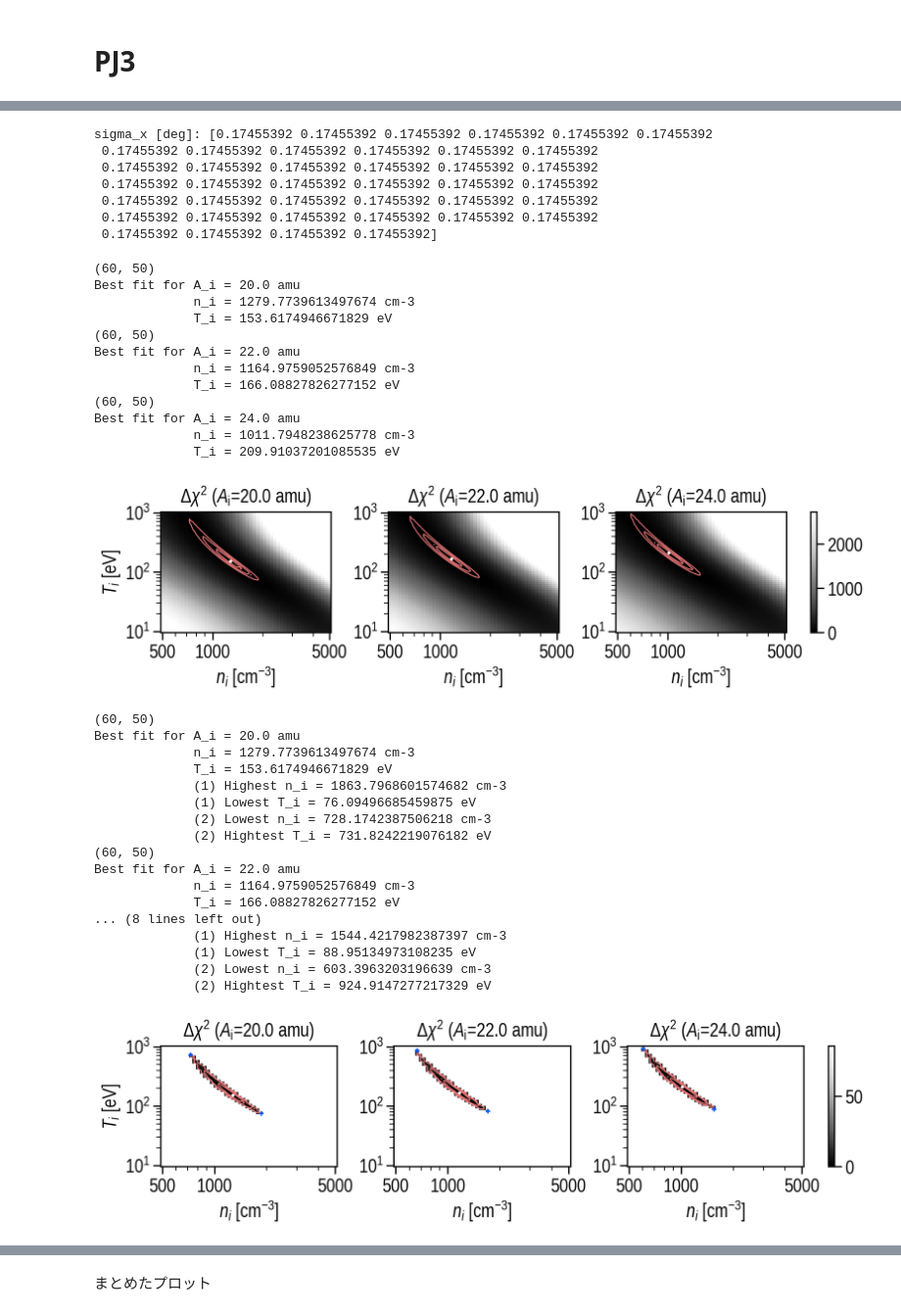
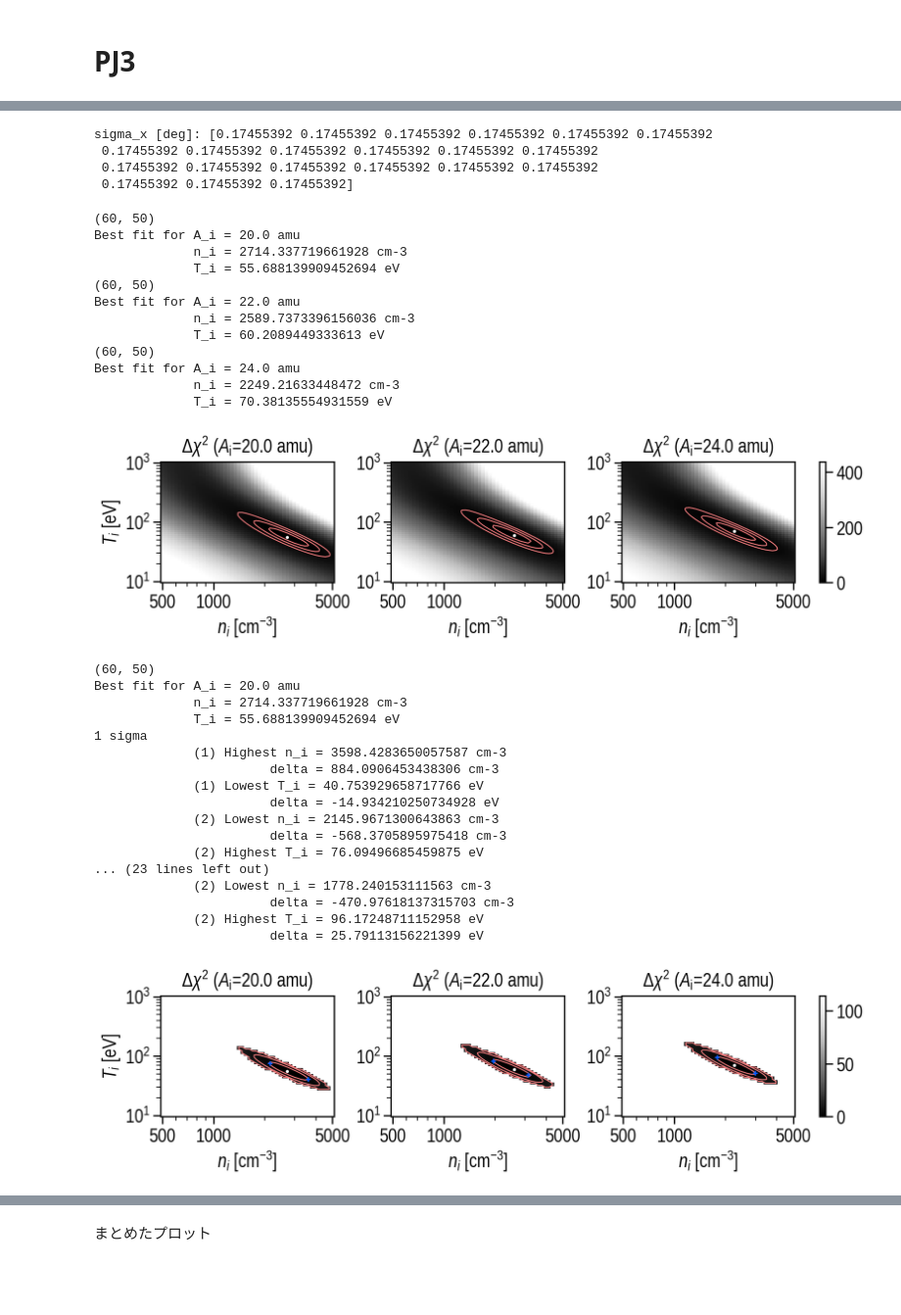
Before and after one commit to ShinnosukeSatoh/Juno_UVS_deimos, a Jupyter notebook: chi2_visualize6.ipynb, the cells around one changed output, grey strips where cells are left out. Shown at 98% size. Cells and saved outputs as stored; diff of their text form; code cells hidden in the pictures; blank space fills up the shorter version.

```diff
--- a/chi2_visualize6.ipynb
+++ b/chi2_visualize6.ipynb
@@ -31,10 +31,10 @@ F.set_default()
 # F.set_figparams()
 # F.initialize()
 # %%
-exname = '003/20250516_078'
+exname = '003/20250516_068'
 TARGET_MOON = 'Io'
 target_fp = ['MAW', 'TEB']
-PJ_num = ['28S']
+PJ_num = ['19']
 Ai_num = 3
 ni_num = 50
 Ti_num = 60
@@ -111,7 +111,7 @@ Psyn_ga = (10.53)*3600      # Moon's synodic period [sec]
 if TARGET_MOON == 'Io':
     Psyn = Psyn_io
     r_moon = 5.9*RJ
-    xticks = np.array([1, 10, 100, 500, 1000, 5000])
+    xticks = np.array([500, 1000, 5000])
 elif TARGET_MOON == 'Europa':
     Psyn = Psyn_eu
     r_moon = 9.4*RJ
@@ -127,10 +127,7 @@ print('sigma_x [deg]:', sigma_x)
 sigma_x [deg]: [0.17455392 0.17455392 0.17455392 0.17455392 0.17455392 0.17455392
  0.17455392 0.17455392 0.17455392 0.17455392 0.17455392 0.17455392
  0.17455392 0.17455392 0.17455392 0.17455392 0.17455392 0.17455392
- 0.17455392 0.17455392 0.17455392 0.17455392 0.17455392 0.17455392
- 0.17455392 0.17455392 0.17455392 0.17455392 0.17455392 0.17455392
- 0.17455392 0.17455392 0.17455392 0.17455392 0.17455392 0.17455392
- 0.17455392 0.17455392 0.17455392 0.17455392]
+ 0.17455392 0.17455392 0.17455392]
 # %%
 # 横軸 ni
 fig, ax = plt.subplots(1, 3, figsize=(11, 3), dpi=150, layout='constrained')
@@ -181,17 +178,17 @@ plt.show()
 # %% [output]
 (60, 50)
 Best fit for A_i = 20.0 amu
-             n_i = 1279.7739613497674 cm-3
-             T_i = 153.6174946671829 eV
+             n_i = 2714.337719661928 cm-3
+             T_i = 55.688139909452694 eV
 (60, 50)
 Best fit for A_i = 22.0 amu
-             n_i = 1164.9759052576849 cm-3
-             T_i = 166.08827826277152 eV
+             n_i = 2589.7373396156036 cm-3
+             T_i = 60.2089449333613 eV
 (60, 50)
 Best fit for A_i = 24.0 amu
-             n_i = 1011.7948238625778 cm-3
-             T_i = 209.91037201085535 eV
+             n_i = 2249.21633448472 cm-3
+             T_i = 70.38135554931559 eV
-[figure, old version]
+[figure, new version]
 # %%
 # 横軸 ni
 fig, ax = plt.subplots(1, 3, figsize=(11, 3), dpi=150, layout='constrained')
@@ -228,53 +225,62 @@ for i in range(3):
     # Location of the chi2 minimum
     x_best = x_value[np.where(z_value == np.min(z_value))]
     y_best = y_value[np.where(z_value == np.min(z_value))]
     ax[i].scatter(x_best, y_best,
                   s=5, color='w', zorder=2.5)
 
     # Best fit parameter
     print('Best fit for A_i = '+str(Ai_3d_a[0, i, 0])+' amu')
     print('             n_i = '+str(x_best[0])+' cm-3')
     print('             T_i = '+str(y_best[0])+' eV')
 
     # Lowest temperature
-    x_value_mask = x_value[np.where(z_value < 11.8)]
-    y_value_mask = y_value[np.where(z_value < 11.8)]
+    print('1 sigma')
+    x_value_mask = x_value[np.where(z_value < 2.30)]
+    y_value_mask = y_value[np.where(z_value < 2.30)]
     print('             (1) Highest n_i = '+str(x_value_mask.max())+' cm-3')
+    print('                       delta = ' +
+          str(x_value_mask.max()-x_best[0])+' cm-3')
     print('             (1) Lowest T_i = '+str(y_value_mask.min())+' eV')
+    print('                       delta = ' +
+          str(y_value_mask.min()-y_best[0])+' eV')
     ax[i].scatter(x_value_mask.max(),
                   y_value_mask.min(),
                   marker='+',
                   s=20, color=UC.blue, zorder=2.5)
 
-    # Lowest temperature
+    # Highest temperature
     print('             (2) Lowest n_i = '+str(x_value_mask.min())+' cm-3')
-    print('             (2) Hightest T_i = '+str(y_value_mask.max())+' eV')
+    print('                       delta = ' +
+          str(x_value_mask.min()-x_best[0])+' cm-3')
+    print('             (2) Highest T_i = '+str(y_value_mask.max())+' eV')
+    print('                       delta = ' +
+          str(y_value_mask.max()-y_best[0])+' eV')
     ax[i].scatter(x_value_mask.min(),
                   y_value_mask.max(),
                   marker='+',
                   s=20, color=UC.blue, zorder=2.5)
 
 fig.colorbar(p)
 plt.show()
 # %% [output]
 (60, 50)
 Best fit for A_i = 20.0 amu
-             n_i = 1279.7739613497674 cm-3
-             T_i = 153.6174946671829 eV
-             (1) Highest n_i = 1863.7968601574682 cm-3
-             (1) Lowest T_i = 76.09496685459875 eV
-             (2) Lowest n_i = 728.1742387506218 cm-3
-             (2) Hightest T_i = 731.8242219076182 eV
-(60, 50)
-Best fit for A_i = 22.0 amu
-             n_i = 1164.9759052576849 cm-3
-             T_i = 166.08827826277152 eV
-... (8 lines left out)
-             (1) Highest n_i = 1544.4217982387397 cm-3
-             (1) Lowest T_i = 88.95134973108235 eV
-             (2) Lowest n_i = 603.3963203196639 cm-3
-             (2) Hightest T_i = 924.9147277217329 eV
+             n_i = 2714.337719661928 cm-3
+             T_i = 55.688139909452694 eV
+1 sigma
+             (1) Highest n_i = 3598.4283650057587 cm-3
+                       delta = 884.0906453438306 cm-3
+             (1) Lowest T_i = 40.753929658717766 eV
+                       delta = -14.934210250734928 eV
+             (2) Lowest n_i = 2145.9671300643863 cm-3
+                       delta = -568.3705895975418 cm-3
+             (2) Highest T_i = 76.09496685459875 eV
+... (23 lines left out)
+             (2) Lowest n_i = 1778.240153111563 cm-3
+                       delta = -470.97618137315703 cm-3
+             (2) Highest T_i = 96.17248711152958 eV
+                       delta = 25.79113156221399 eV
-[figure, old version]
+[figure, new version]
 # %%
 F = ShareXaxis()
 F.fontsize = 20
```
Also changed, not shown: parts of 18 cells of this notebook, 1 other file.
